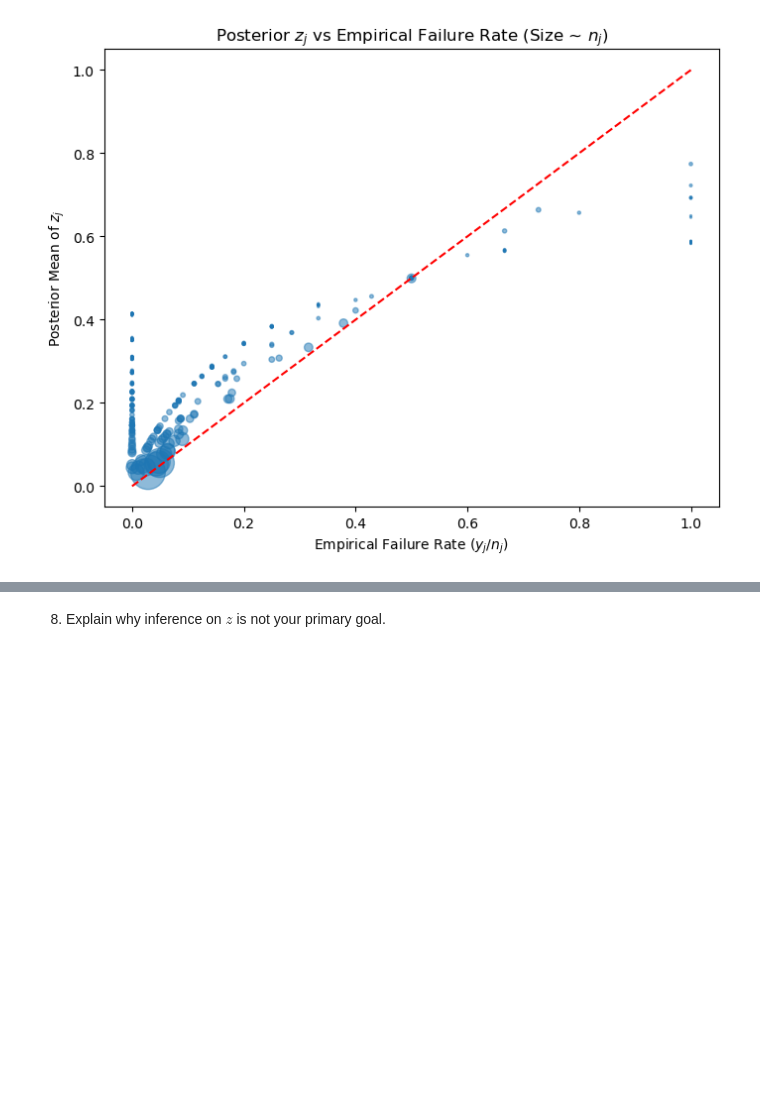
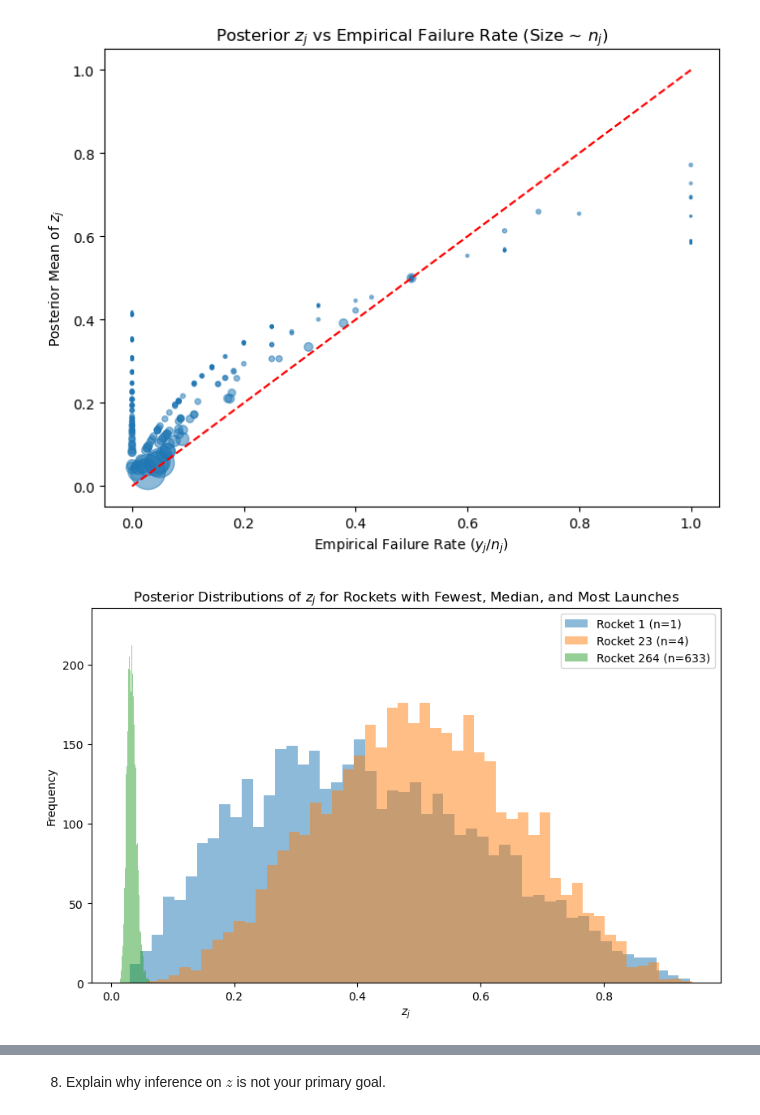
Before and after one commit to robertclayh/DS6040, a Jupyter notebook: M11/hw11/assignment11.ipynb, the cells around one changed output, grey strips where cells are left out. Saved outputs shown, nothing was run; the diff lists cells and outputs as text; code cells hidden in the pictures; blank space fills up the shorter version.

```diff
--- a/M11/hw11/assignment11.ipynb
+++ b/M11/hw11/assignment11.ipynb
@@ -278,6 +278,31 @@ plt.title('Posterior $z_j$ vs Empirical Failure Rate (Size ~ $n_j$)')
 plt.show()
 # %% [output]
 [figure]
+# %%
+# Find rocket with most launches
+most_launches_idx = np.argmax(n)
+
+# Find rocket with fewest launches (non-zero)
+fewest_launches_idx = np.where(n > 0)[0][np.argmin(n[n > 0])]
+
+# Find rocket with median number of launches
+median_n = np.median(n)
+median_launches_idx = np.argmin(np.abs(n - median_n))
+
+# Plot histograms of their posterior z_j distributions
+indices = [fewest_launches_idx, median_launches_idx, most_launches_idx]
+
+plt.figure(figsize=(10, 6))
+for idx in indices:
+    plt.hist(z_samples[:, idx], bins=50, alpha=0.5, label=f'Rocket {idx+1} (n={n[idx]})')
+
+plt.xlabel('$z_j$')
+plt.ylabel('Frequency')
+plt.title('Posterior Distributions of $z_j$ for Rockets with Fewest, Median, and Most Launches')
+plt.legend()
+plt.show()
+# %% [output]
+[figure, added]
 # %% [markdown]
 ### Problem 1.7: Visualizing Relatedness of Rocket Failure Probabilities
 
```
Also changed, not shown: parts of 8 cells of this notebook, 6 other files.
